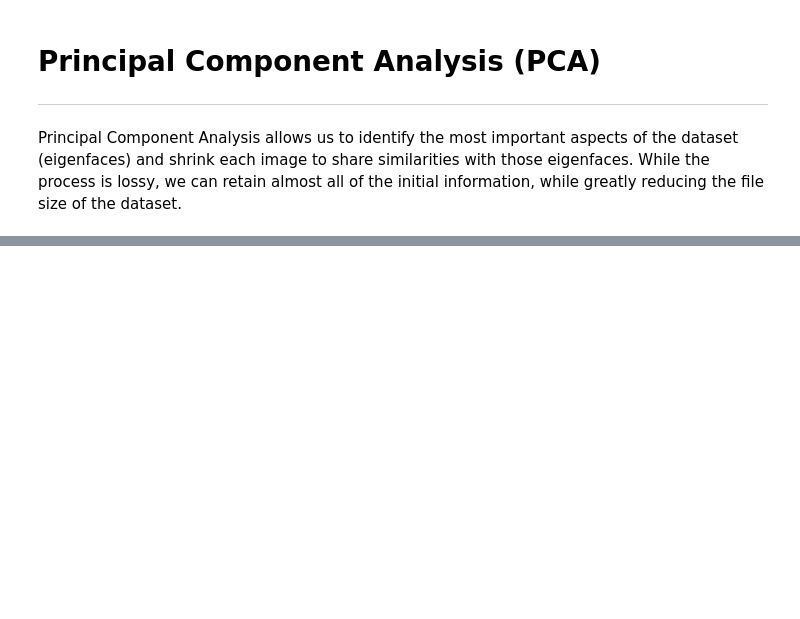
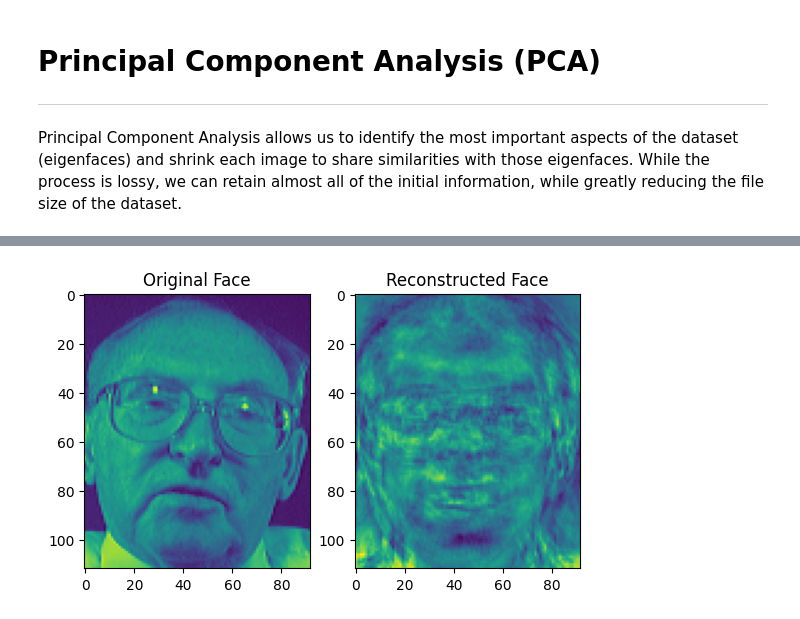
Before and after one commit to dinosaur-oatmeal/Facial-Recognition-and-Reconstruction, a Jupyter notebook: PCA.ipynb, the cells around one changed output, grey strips where cells are left out. Saved outputs shown, nothing was run; the diff lists cells and outputs as text; code cells hidden in the pictures; blank space fills up the shorter version.

```diff
--- a/PCA.ipynb
+++ b/PCA.ipynb
@@ -124,0 +187,13 @@ normalizing eigenfaces
+# %%
+# Visualize original and reconstructed
+fig = plt.figure()
+ax1 = fig.add_subplot(121)
+ax2 = fig.add_subplot(122)
+ax1.imshow(images[idx])
+ax2.imshow(reconstructed_img)
+ax1.set_title("Original Face")
+ax2.set_title("Reconstructed Face")
+
+plt.show()
+# %% [output]
+[figure, added]
```
Also changed, not shown: parts of 12 cells of this notebook, 1 other file.
